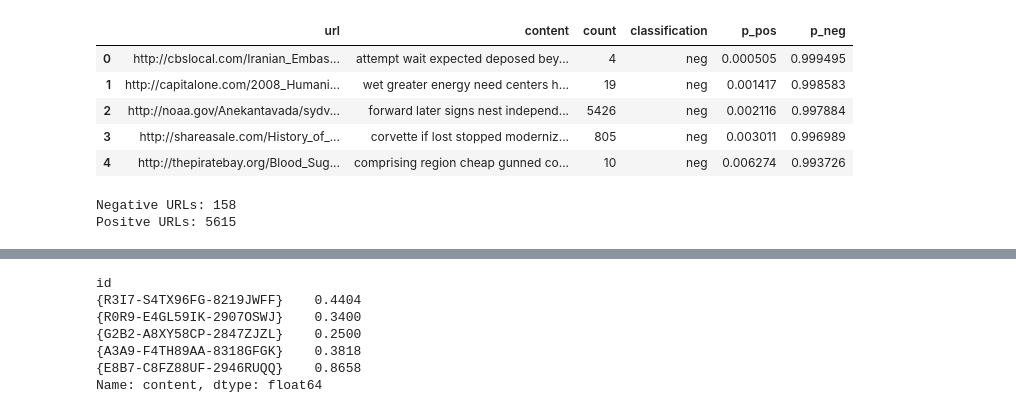
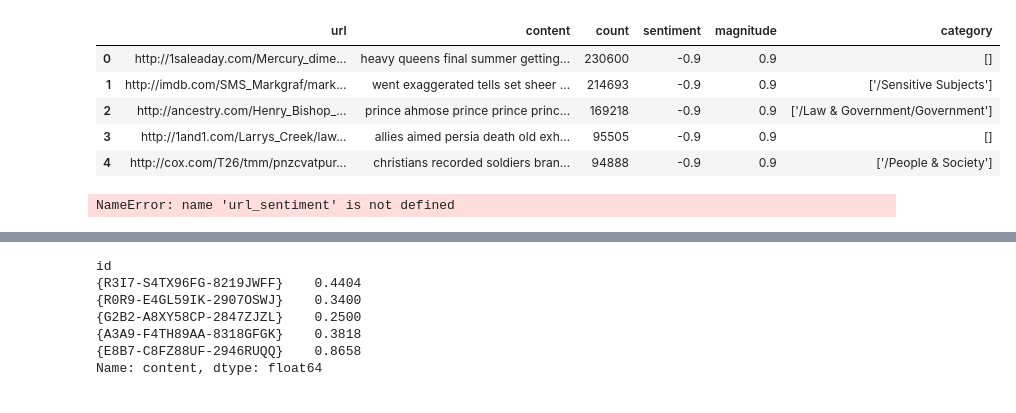
Before and after one commit to TalhaGhaffar/Data-Analytics, a Jupyter notebook: Email_Sentiment_Analysis-Copy1.ipynb, the cells around one changed output, grey strips where cells are left out. Cells and saved outputs as stored; diff of their text form; code cells hidden in the pictures.

```diff
--- a/Email_Sentiment_Analysis-Copy1.ipynb
+++ b/Email_Sentiment_Analysis-Copy1.ipynb
@@ -1,23 +1,22 @@
 # %%
 import pandas as pd
 
-url_sentiment = pd.read_csv('url-sentiment-analysis/url_naive_bayes_sentiment.csv')
+url_sentiment = pd.read_csv('url-sentiment-analysis/url_google_sentiment_analysis.csv')
 url_sentiment.head(5)
 # %% [output]
-|  | url | content | count | classification | p_pos | p_neg |
-| 0 | http://cbslocal.com/Iranian_Embas... | attempt wait expected deposed bey... | 4 | neg | 0.000505 | 0.999495 |
-| 1 | http://capitalone.com/2008_Humani... | wet greater energy need centers h... | 19 | neg | 0.001417 | 0.998583 |
-| 2 | http://noaa.gov/Anekantavada/sydv... | forward later signs nest independ... | 5426 | neg | 0.002116 | 0.997884 |
-| 3 | http://shareasale.com/History_of_... | corvette if lost stopped moderniz... | 805 | neg | 0.003011 | 0.996989 |
-| 4 | http://thepiratebay.org/Blood_Sug... | comprising region cheap gunned co... | 10 | neg | 0.006274 | 0.993726 |
+|  | url | content | count | sentiment | magnitude | category |
+| 0 | http://1saleaday.com/Mercury_dime... | heavy queens final summer getting... | 230600 | -0.9 | 0.9 | [] |
+| 1 | http://imdb.com/SMS_Markgraf/mark... | went exaggerated tells set sheer ... | 214693 | -0.9 | 0.9 | ['/Sensitive Subjects'] |
+| 2 | http://ancestry.com/Henry_Bishop_... | prince ahmose prince prince princ... | 169218 | -0.9 | 0.9 | ['/Law & Government/Government'] |
+| 3 | http://1and1.com/Larrys_Creek/law... | allies aimed persia death old exh... | 95505 | -0.9 | 0.9 | [] |
+| 4 | http://cox.com/T26/tmm/pnzcvatpur... | christians recorded soldiers bran... | 94888 | -0.9 | 0.9 | ['/People & Society'] |
 # %%
 neg_url=url_sentiment[url_sentiment["p_neg"]>0.7]
 pos_url=url_sentiment[url_sentiment["p_pos"]>0.7]
 print("Negative URLs:",len(neg_url))
 print("Positve URLs:",len(pos_url))
 # %% [output]
-Negative URLs: 158
-Positve URLs: 5615
+NameError: name 'url_sentiment' is not defined
 # %%
 emp=pd.read_pickle('emp_info_last_access')
 emp.head(5)
```
Also changed, not shown: parts of 20 cells of this notebook, 1 other file.
